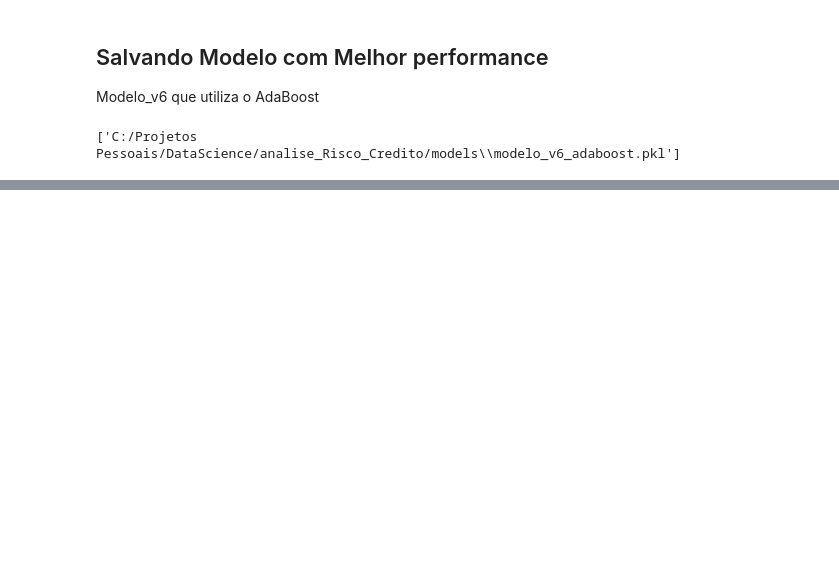
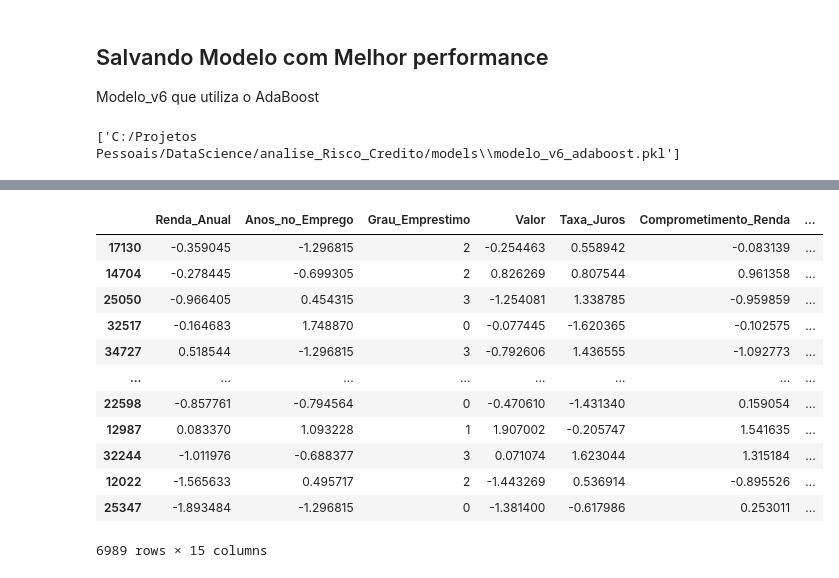
Before and after one commit to alyssonmontovanelli/analise_Risco_Credito, a Jupyter notebook: modeling/01_modelagem.ipynb, the cells around one changed output, grey strips where cells are left out. Cells and saved outputs as stored; diff of their text form; code cells hidden in the pictures; blank space fills up the shorter version.

```diff
--- a/modeling/01_modelagem.ipynb
+++ b/modeling/01_modelagem.ipynb
@@ -454,0 +459,16 @@ joblib.dump(modelo_v6_adaBoost, modelo_path)
+# %%
+X_teste
+# %% [output]
+|  | Renda_Anual | Anos_no_Emprego | Grau_Emprestimo | Valor | Taxa_Juros | Comprometimento_Renda | ... |
+| 17130 | -0.359045 | -1.296815 | 2 | -0.254463 | 0.558942 | -0.083139 | ... |
+| 14704 | -0.278445 | -0.699305 | 2 | 0.826269 | 0.807544 | 0.961358 | ... |
+| 25050 | -0.966405 | 0.454315 | 3 | -1.254081 | 1.338785 | -0.959859 | ... |
+| 32517 | -0.164683 | 1.748870 | 0 | -0.077445 | -1.620365 | -0.102575 | ... |
+| 34727 | 0.518544 | -1.296815 | 3 | -0.792606 | 1.436555 | -1.092773 | ... |
+| ... | ... | ... | ... | ... | ... | ... | ... |
+| 22598 | -0.857761 | -0.794564 | 0 | -0.470610 | -1.431340 | 0.159054 | ... |
+| 12987 | 0.083370 | 1.093228 | 1 | 1.907002 | -0.205747 | 1.541635 | ... |
+| 32244 | -1.011976 | -0.688377 | 3 | 0.071074 | 1.623044 | 1.315184 | ... |
+| 12022 | -1.565633 | 0.495717 | 2 | -1.443269 | 0.536914 | -0.895526 | ... |
+| 25347 | -1.893484 | -1.296815 | 0 | -1.381400 | -0.617986 | 0.253011 | ... |
+6989 rows × 15 columns
```
Also changed, not shown: parts of 2 cells of this notebook, 2 other files.
